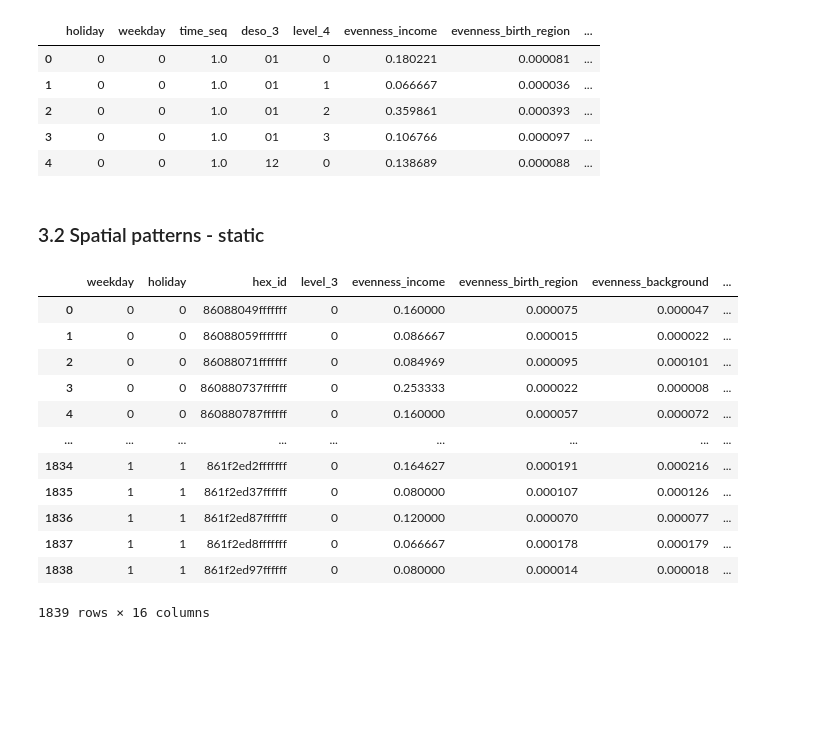
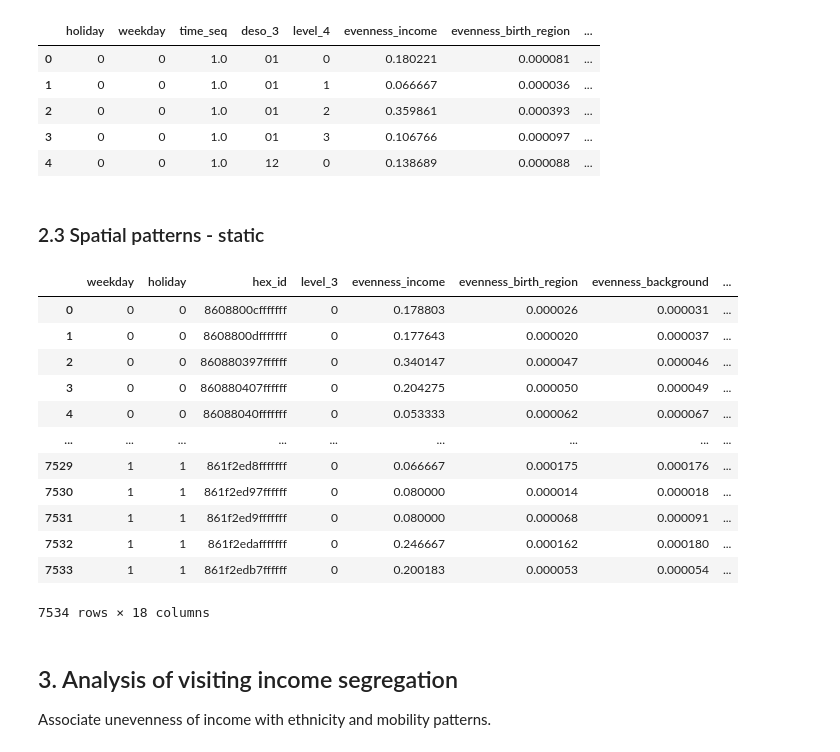
Before and after one commit to MobiSegInsights/mobi-social-segregation-se, a Jupyter notebook: src/6-mobi-segregation-hexagons-and-analysis.ipynb, the cells around one changed output. Saved outputs shown, nothing was run; the diff lists cells and outputs as text; code cells hidden in the pictures; blank space fills up the shorter version.

Commit message:
explore income unevenness

```diff
--- a/src/6-mobi-segregation-hexagons-and-analysis.ipynb
+++ b/src/6-mobi-segregation-hexagons-and-analysis.ipynb
@@ -106 +113,7 @@ gdf_hex.head()
+# %%
+df_resi = pd.read_sql('''SELECT * FROM segregation.indi_mobi_resi_seg_metrics_zone;''', con=engine)
+df_hex_resi = pd.merge(gdf_hex.loc[gdf_hex['deso_3'].isin(['01', '14', '12']), ['hex_id', 'deso', 'deso_3']],
+                       df_resi.loc[:, ['region', 'evenness_income', 'evenness_birth_region', 'evenness_background',
+                                   'Foreign background', 'Not Sweden', 'Lowest income group', 'radius_of_gyration']],
+                       left_on='deso', right_on='region')
 # %% [markdown]
@@ -108,9 +121,3 @@ Static housing segregation as the baseline and focus on Gothenburg, Stockholm, a
-# %%
-df_resi = pd.read_sql('''SELECT * FROM segregation.indi_mobi_resi_seg_metrics_zone;''', con=engine)
-df_hex_resi = pd.merge(gdf_hex.loc[gdf_hex['deso_3'].isin(['01', '14', '12']), ['hex_id', 'deso', 'deso_3']],
-                       df_resi.loc[:, ['region', 'evenness_income', 'evenness_birth_region', 'evenness_background',
-                                   'Foreign background', 'Not Sweden', 'Lowest income group']],
-                       left_on='deso', right_on='region')
 # %%
 gdf_hex.loc[gdf_hex['deso_3'].isin(['01', '14', '12']), :].plot()
 # %% [output]
@@ -195,10 +197,13 @@ df_tempo.head()
 # %%
 df_tempo.drop(columns='level_4').to_csv('results/mobi_seg_tempo.csv', index=False)
 # %% [markdown]
-### 3.2 Spatial patterns - static
+### 2.3 Spatial patterns - static
+# %%
+df = pd.merge(df.loc[df.hex_id.isin(df_hex_resi.hex_id), :],
+              df_hex_resi.loc[:, ['hex_id', 'deso_3']], on='hex_id', how='left')
 # %%
 vars = ['evenness_income', 'evenness_birth_region', 'evenness_background',
-        'Foreign background', 'Not Sweden', 'Lowest income group']
+        'Foreign background', 'Not Sweden', 'Lowest income group', 'radius_of_gyration']
 
 def median_wt(data):
     stats_dict_list = []
@@ -209,22 +214,22 @@ def median_wt(data):
     stats_dict_list.append(stats_dict_med)
     return pd.DataFrame.from_records(stats_dict_list)
 tqdm.pandas()
-df_sub_spatio = df_sub.groupby(['weekday', 'holiday', 'hex_id']).progress_apply(median_wt).reset_index()
+df_spatio = df.groupby(['weekday', 'holiday', 'hex_id']).progress_apply(median_wt).reset_index()
 # %%
-df_sub_spatio = pd.merge(df_sub_spatio, df_hex_resi[['hex_id'] + vars], on='hex_id', how='left', suffixes=('', '_h'))
-df_sub_spatio
+df_spatio = pd.merge(df_spatio, df_hex_resi[['hex_id'] + vars], on='hex_id', how='left', suffixes=('', '_h'))
+df_spatio
 # %% [output]
 |  | weekday | holiday | hex_id | level_3 | evenness_income | evenness_birth_region | evenness_background | ... |
-| 0 | 0 | 0 | 86088049fffffff | 0 | 0.160000 | 0.000075 | 0.000047 | ... |
-| 1 | 0 | 0 | 86088059fffffff | 0 | 0.086667 | 0.000015 | 0.000022 | ... |
-| 2 | 0 | 0 | 86088071fffffff | 0 | 0.084969 | 0.000095 | 0.000101 | ... |
-| 3 | 0 | 0 | 860880737ffffff | 0 | 0.253333 | 0.000022 | 0.000008 | ... |
-| 4 | 0 | 0 | 860880787ffffff | 0 | 0.160000 | 0.000057 | 0.000072 | ... |
+| 0 | 0 | 0 | 8608800cfffffff | 0 | 0.178803 | 0.000026 | 0.000031 | ... |
+| 1 | 0 | 0 | 8608800dfffffff | 0 | 0.177643 | 0.000020 | 0.000037 | ... |
+| 2 | 0 | 0 | 860880397ffffff | 0 | 0.340147 | 0.000047 | 0.000046 | ... |
+| 3 | 0 | 0 | 860880407ffffff | 0 | 0.204275 | 0.000050 | 0.000049 | ... |
+| 4 | 0 | 0 | 86088040fffffff | 0 | 0.053333 | 0.000062 | 0.000067 | ... |
 | ... | ... | ... | ... | ... | ... | ... | ... | ... |
-| 1834 | 1 | 1 | 861f2ed2fffffff | 0 | 0.164627 | 0.000191 | 0.000216 | ... |
-| 1835 | 1 | 1 | 861f2ed37ffffff | 0 | 0.080000 | 0.000107 | 0.000126 | ... |
-| 1836 | 1 | 1 | 861f2ed87ffffff | 0 | 0.120000 | 0.000070 | 0.000077 | ... |
-| 1837 | 1 | 1 | 861f2ed8fffffff | 0 | 0.066667 | 0.000178 | 0.000179 | ... |
-| 1838 | 1 | 1 | 861f2ed97ffffff | 0 | 0.080000 | 0.000014 | 0.000018 | ... |
+| 7529 | 1 | 1 | 861f2ed8fffffff | 0 | 0.066667 | 0.000175 | 0.000176 | ... |
+| 7530 | 1 | 1 | 861f2ed97ffffff | 0 | 0.080000 | 0.000014 | 0.000018 | ... |
+| 7531 | 1 | 1 | 861f2ed9fffffff | 0 | 0.080000 | 0.000068 | 0.000091 | ... |
+| 7532 | 1 | 1 | 861f2edafffffff | 0 | 0.246667 | 0.000162 | 0.000180 | ... |
+| 7533 | 1 | 1 | 861f2edb7ffffff | 0 | 0.200183 | 0.000053 | 0.000054 | ... |
-1839 rows × 16 columns
+7534 rows × 18 columns
 # %%
@@ -232,2 +237,5 @@ gdf_sub_spatio = pd.merge(df_sub_spatio, gdf_hex, on='hex_id', how='left').drop(
 gdf_sub_spatio = gpd.GeoDataFrame(gdf_sub_spatio, geometry=gdf_sub_spatio.geom).drop(columns=['geom'])
 gdf_sub_spatio.to_file('results/mobi_seg_spatio_static.geojson', driver='GeoJSON')
+# %% [markdown]
+## 3. Analysis of visiting income segregation
+Associate unevenness of income with ethnicity and mobility patterns.
```
Also changed, not shown: parts of 26 cells of this notebook, 49 other files.
